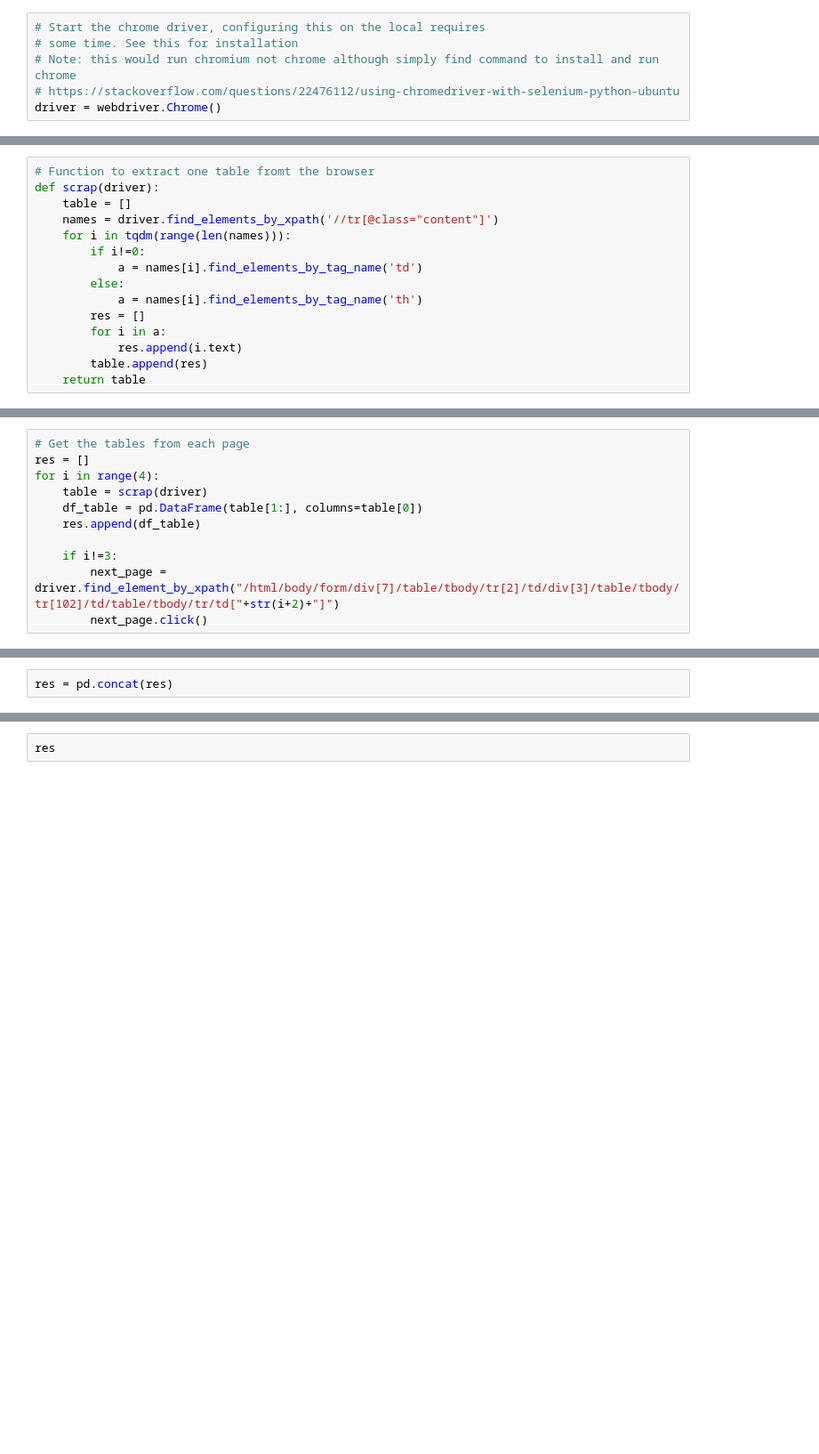
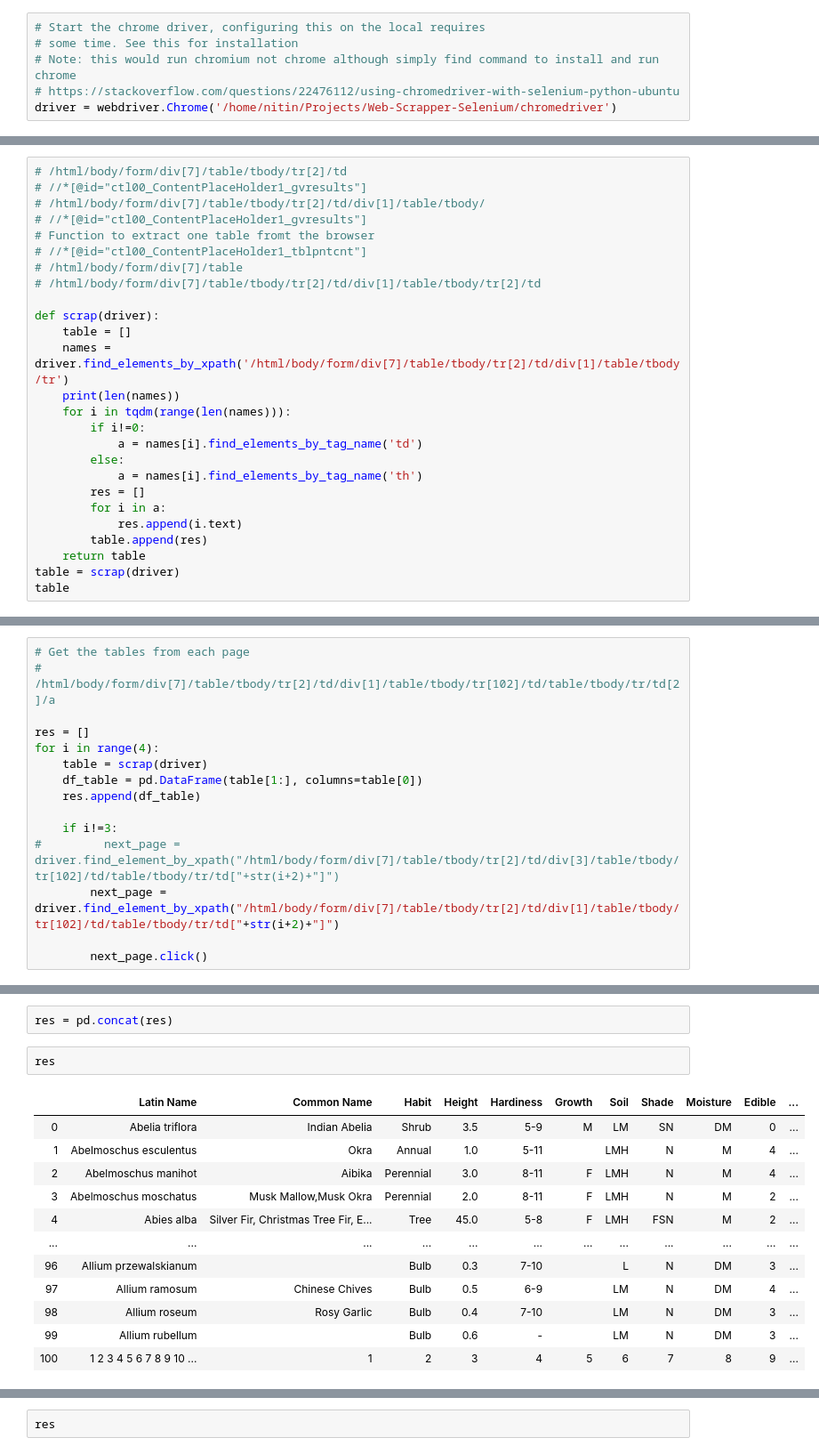
Before and after one commit to chauhan17nitin/Web-Scrapper-Selenium, a Jupyter notebook: salinity.ipynb, the cells around one changed output, grey strips where cells are left out. Shown: that part at 89% size. Cells and saved outputs as stored; diff of their text form; blank space fills up the shorter version.

Commit message:
scrapper

```diff
--- a/salinity.ipynb
+++ b/salinity.ipynb
@@ -10,7 +10,7 @@ import os
 # some time. See this for installation
 # Note: this would run chromium not chrome although simply find command to install and run chrome
 # https://stackoverflow.com/questions/22476112/using-chromedriver-with-selenium-python-ubuntu
-driver = webdriver.Chrome()
+driver = webdriver.Chrome('/home/nitin/Projects/Web-Scrapper-Selenium/chromedriver')
 # %% [markdown]
 # Selenium and driver
 Using selenium in chrome driver simply means we are going to run the chrome as a user using selenium. So we have functions to click on what we want and go through the browser as a user would. We have the added benefit that we can extract the tables in the webpage using selenium as well. This would be used in out task here.
@@ -37,10 +100,19 @@ salinity_element.click()
 submit_button = driver.find_element_by_xpath("/html/body/form/div[9]/div[3]/input[1]")
 submit_button.click()
 # %%
+# /html/body/form/div[7]/table/tbody/tr[2]/td
+# //*[@id="ctl00_ContentPlaceHolder1_gvresults"]
+# /html/body/form/div[7]/table/tbody/tr[2]/td/div[1]/table/tbody/
+# //*[@id="ctl00_ContentPlaceHolder1_gvresults"]
 # Function to extract one table fromt the browser
+# //*[@id="ctl00_ContentPlaceHolder1_tblpntcnt"]
+# /html/body/form/div[7]/table
+# /html/body/form/div[7]/table/tbody/tr[2]/td/div[1]/table/tbody/tr[2]/td
+
 def scrap(driver):
     table = []
-    names = driver.find_elements_by_xpath('//tr[@class="content"]')
+    names = driver.find_elements_by_xpath('/html/body/form/div[7]/table/tbody/tr[2]/td/div[1]/table/tbody/tr')
+    print(len(names))
     for i in tqdm(range(len(names))):
         if i!=0:
             a = names[i].find_elements_by_tag_name('td')
@@ -51,3 +123,5 @@ def scrap(driver):
             res.append(i.text)
         table.append(res)
     return table
+table = scrap(driver)
+table
@@ -54,5 +147,7 @@ def scrap(driver):
 # %%
 # Get the tables from each page
+# /html/body/form/div[7]/table/tbody/tr[2]/td/div[1]/table/tbody/tr[102]/td/table/tbody/tr/td[2]/a
+
 res = []
 for i in range(4):
     table = scrap(driver)
@@ -60,5 +155,7 @@ for i in range(4):
     res.append(df_table)
 
     if i!=3:
-        next_page = driver.find_element_by_xpath("/html/body/form/div[7]/table/tbody/tr[2]/td/div[3]/table/tbody/tr[102]/td/table/tbody/tr/td["+str(i+2)+"]")
+#         next_page = driver.find_element_by_xpath("/html/body/form/div[7]/table/tbody/tr[2]/td/div[3]/table/tbody/tr[102]/td/table/tbody/tr/td["+str(i+2)+"]")
+        next_page = driver.find_element_by_xpath("/html/body/form/div[7]/table/tbody/tr[2]/td/div[1]/table/tbody/tr[102]/td/table/tbody/tr/td["+str(i+2)+"]")
+
         next_page.click()
@@ -65,2 +167,17 @@ for i in range(4):
 # %%
 res = pd.concat(res)
+# %%
+res
+# %% [output]
+|  | Latin Name | Common Name | Habit | Height | Hardiness | Growth | Soil | Shade | Moisture | Edible | ... |
+| 0 | Abelia triflora | Indian Abelia | Shrub | 3.5 | 5-9 | M | LM | SN | DM | 0 | ... |
+| 1 | Abelmoschus esculentus | Okra | Annual | 1.0 | 5-11 |  | LMH | N | M | 4 | ... |
+| 2 | Abelmoschus manihot | Aibika | Perennial | 3.0 | 8-11 | F | LMH | N | M | 4 | ... |
+| 3 | Abelmoschus moschatus | Musk Mallow,Musk Okra | Perennial | 2.0 | 8-11 | F | LMH | N | M | 2 | ... |
+| 4 | Abies alba | Silver Fir, Christmas Tree Fir, E... | Tree | 45.0 | 5-8 | F | LMH | FSN | M | 2 | ... |
+| ... | ... | ... | ... | ... | ... | ... | ... | ... | ... | ... | ... |
+| 96 | Allium przewalskianum |  | Bulb | 0.3 | 7-10 |  | L | N | DM | 3 | ... |
+| 97 | Allium ramosum | Chinese Chives | Bulb | 0.5 | 6-9 |  | LM | N | DM | 4 | ... |
+| 98 | Allium roseum | Rosy Garlic | Bulb | 0.4 | 7-10 |  | LM | N | DM | 3 | ... |
+| 99 | Allium rubellum |  | Bulb | 0.6 | - |  | LM | N | DM | 3 | ... |
+| 100 | 1 2 3 4 5 6 7 8 9 10 ... | 1 | 2 | 3 | 4 | 5 | 6 | 7 | 8 | 9 | ... |
```
Also changed, not shown: parts of 11 cells of this notebook, 2 other files.
